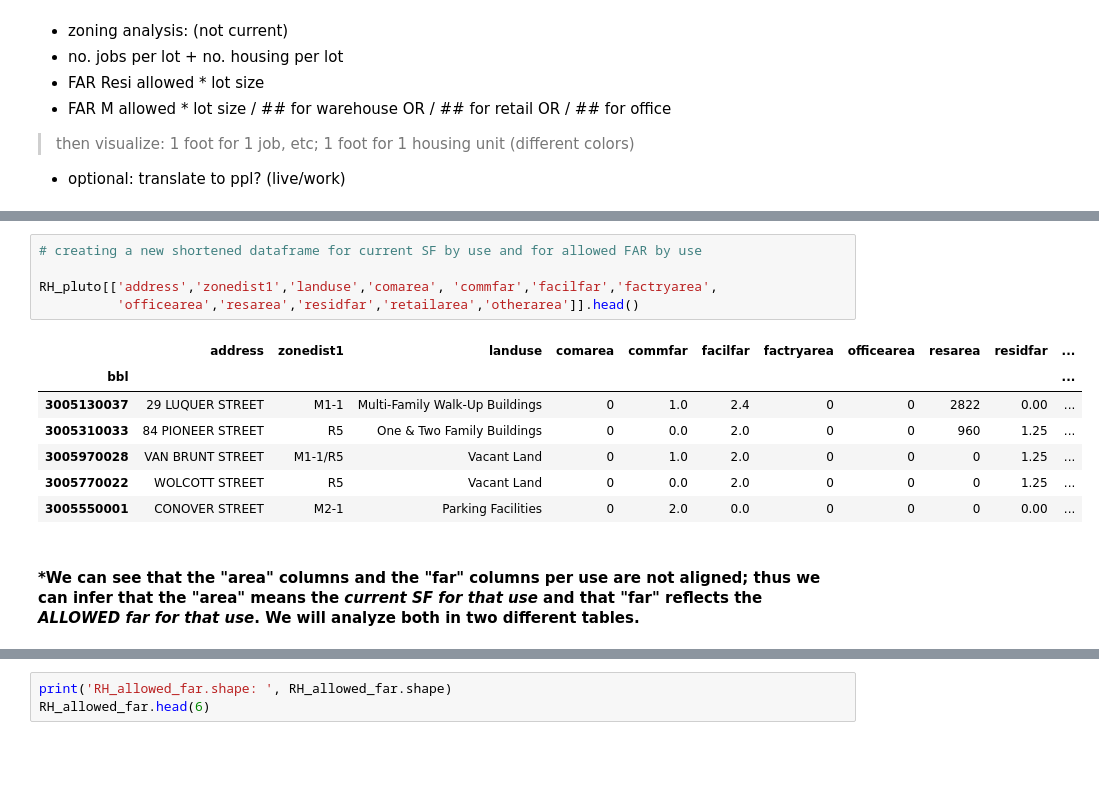
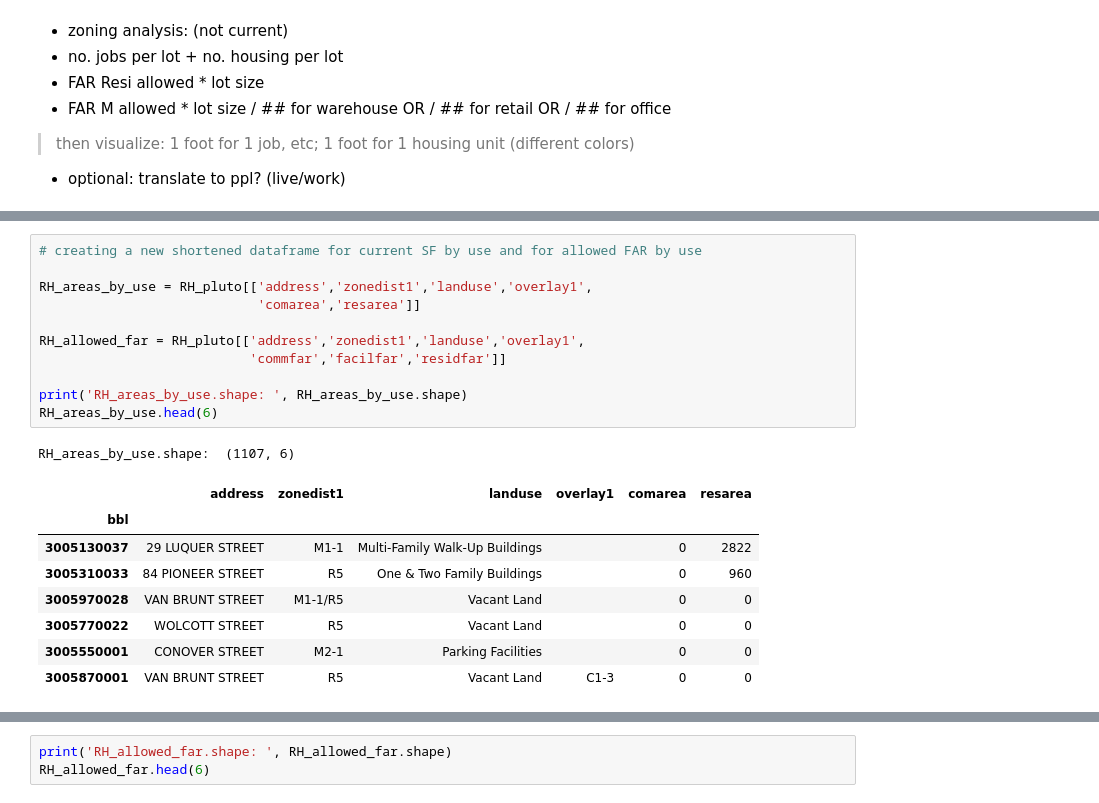
Before and after one commit to drawbrooklyn/RH_zoningAnalysis, a Jupyter notebook: Wolcott_jobs_analysis_20191025.ipynb, the cells around one changed output, grey strips where cells are left out. Drawn from its saved outputs; the diff is of its cells as text; blank space fills up the shorter version.

```diff
--- a/Wolcott_jobs_analysis_20191025.ipynb
+++ b/Wolcott_jobs_analysis_20191025.ipynb
@@ -509,15 +536,21 @@ RH_pluto[['address','zonedist1','landuse','numfloors','current_height_FAR','curr
 # %%
 # creating a new shortened dataframe for current SF by use and for allowed FAR by use
 
-RH_pluto[['address','zonedist1','landuse','comarea', 'commfar','facilfar','factryarea',
-          'officearea','resarea','residfar','retailarea','otherarea']].head()
+RH_areas_by_use = RH_pluto[['address','zonedist1','landuse','overlay1',
+                            'comarea','resarea']]
+
+RH_allowed_far = RH_pluto[['address','zonedist1','landuse','overlay1',
+                           'commfar','facilfar','residfar']]
+
+print('RH_areas_by_use.shape: ', RH_areas_by_use.shape)
+RH_areas_by_use.head(6)
 # %% [output]
+RH_areas_by_use.shape:  (1107, 6)
-|  | address | zonedist1 | landuse | comarea | commfar | facilfar | factryarea | officearea | resarea | residfar | ... |
-| bbl |  |  |  |  |  |  |  |  |  |  | ... |
-| 3005130037 | 29 LUQUER STREET | M1-1 | Multi-Family Walk-Up Buildings | 0 | 1.0 | 2.4 | 0 | 0 | 2822 | 0.00 | ... |
-| 3005310033 | 84 PIONEER STREET | R5 | One & Two Family Buildings | 0 | 0.0 | 2.0 | 0 | 0 | 960 | 1.25 | ... |
-| 3005970028 | VAN BRUNT STREET | M1-1/R5 | Vacant Land | 0 | 1.0 | 2.0 | 0 | 0 | 0 | 1.25 | ... |
-| 3005770022 | WOLCOTT STREET | R5 | Vacant Land | 0 | 0.0 | 2.0 | 0 | 0 | 0 | 1.25 | ... |
-| 3005550001 | CONOVER STREET | M2-1 | Parking Facilities | 0 | 2.0 | 0.0 | 0 | 0 | 0 | 0.00 | ... |
+|  | address | zonedist1 | landuse | overlay1 | comarea | resarea |
+| bbl |  |  |  |  |  |  |
+| 3005130037 | 29 LUQUER STREET | M1-1 | Multi-Family Walk-Up Buildings |  | 0 | 2822 |
+| 3005310033 | 84 PIONEER STREET | R5 | One & Two Family Buildings |  | 0 | 960 |
+| 3005970028 | VAN BRUNT STREET | M1-1/R5 | Vacant Land |  | 0 | 0 |
+| 3005770022 | WOLCOTT STREET | R5 | Vacant Land |  | 0 | 0 |
+| 3005550001 | CONOVER STREET | M2-1 | Parking Facilities |  | 0 | 0 |
+| 3005870001 | VAN BRUNT STREET | R5 | Vacant Land | C1-3 | 0 | 0 |
-# %% [markdown]
-#### *We can see that the "area" columns and the "far" columns per use are not aligned; thus we can infer that the "area" means the _current SF for that use_ and that "far" reflects the _ALLOWED far for that use_. We will analyze both in two different tables.
```
Also changed, not shown: parts of 17 cells of this notebook.
